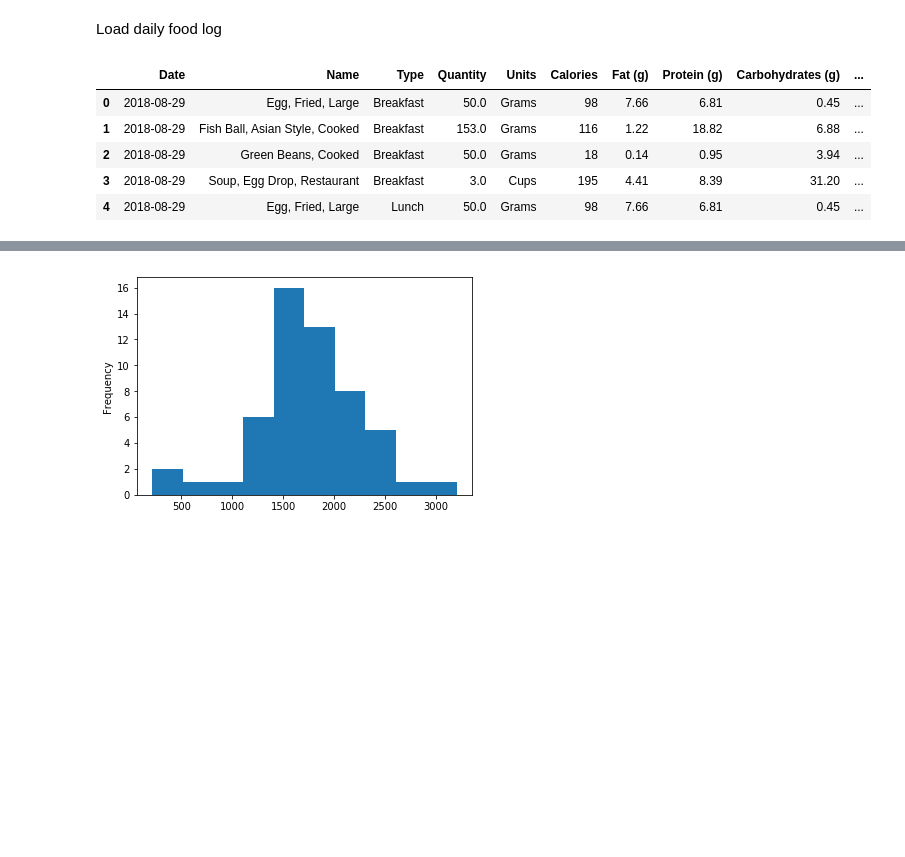
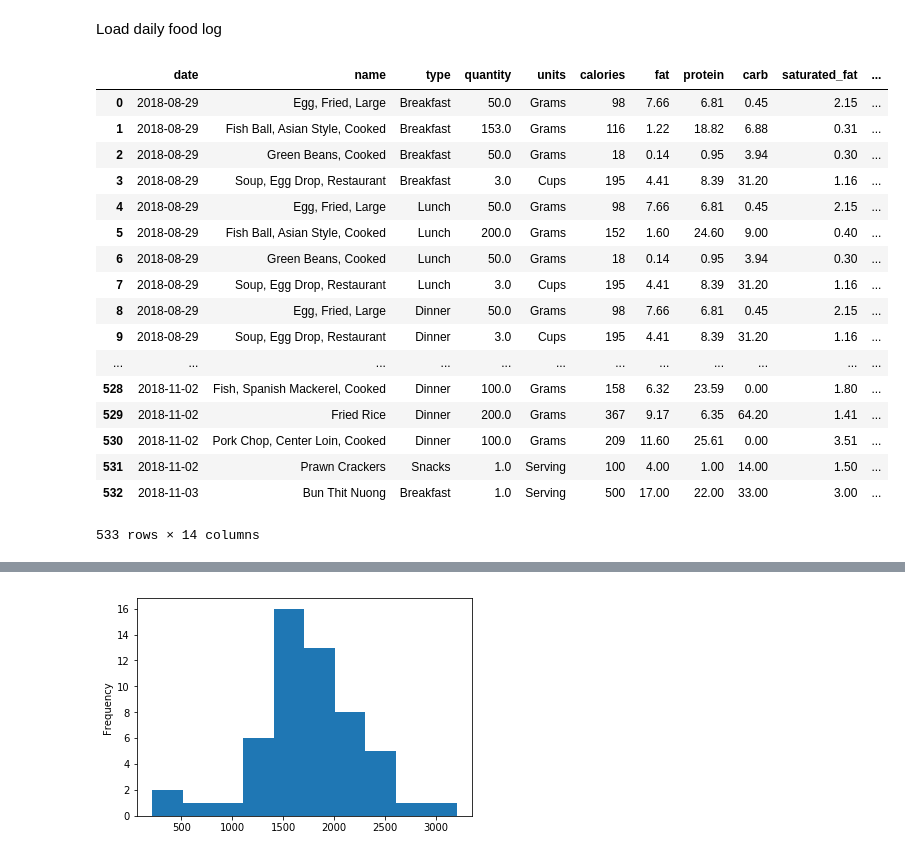
Before and after one commit to khanhnguyendata/logweight, a Jupyter notebook: logweight.ipynb, the cells around one changed output, grey strips where cells are left out. Saved outputs shown, nothing was run; the diff lists cells and outputs as text; code cells hidden in the pictures; blank space fills up the shorter version.

```diff
--- a/logweight.ipynb
+++ b/logweight.ipynb
@@ -13,5 +13,3 @@ from sklearn.metrics import precision_recall_fscore_support, confusion_matrix
 ## Load data
 # %% [markdown]
 Load daily food log
-# %%
-food['Type_label'] = food['Type'].replace({'Breakfast': 1, 'Lunch': 2, 'Dinner': 3, 'Snacks': 4})
@@ -20,11 +16,23 @@ food.sort_values(by=['Date', 'Type_label', 'Name']).drop('Type_label', axis=1).t
-# %%
-# food = pd.concat(pd.read_csv(filename, thousands=',', parse_dates=['Date']) for filename in os.listdir('.') if filename.startswith('Weekly'))
-food = pd.read_csv('food.csv', parse_dates=['Date'])
-food.head()
-# %% [output]
-|  | Date | Name | Type | Quantity | Units | Calories | Fat (g) | Protein (g) | Carbohydrates (g) | ... |
-| 0 | 2018-08-29 | Egg, Fried, Large | Breakfast | 50.0 | Grams | 98 | 7.66 | 6.81 | 0.45 | ... |
-| 1 | 2018-08-29 | Fish Ball, Asian Style, Cooked | Breakfast | 153.0 | Grams | 116 | 1.22 | 18.82 | 6.88 | ... |
-| 2 | 2018-08-29 | Green Beans, Cooked | Breakfast | 50.0 | Grams | 18 | 0.14 | 0.95 | 3.94 | ... |
-| 3 | 2018-08-29 | Soup, Egg Drop, Restaurant | Breakfast | 3.0 | Cups | 195 | 4.41 | 8.39 | 31.20 | ... |
-| 4 | 2018-08-29 | Egg, Fried, Large | Lunch | 50.0 | Grams | 98 | 7.66 | 6.81 | 0.45 | ... |
+# %%
+food.columns = ['date', 'name', 'type', 'quantity', 'units', 'calories', 'fat', 'protein', 'carb', 'saturated_fat', 'sugar', 'fiber', 'cholesterol', 'sodium']
+# %%
+food.to_csv('')
+# %% [output]
+|  | date | name | type | quantity | units | calories | fat | protein | carb | saturated_fat | ... |
+| 0 | 2018-08-29 | Egg, Fried, Large | Breakfast | 50.0 | Grams | 98 | 7.66 | 6.81 | 0.45 | 2.15 | ... |
+| 1 | 2018-08-29 | Fish Ball, Asian Style, Cooked | Breakfast | 153.0 | Grams | 116 | 1.22 | 18.82 | 6.88 | 0.31 | ... |
+| 2 | 2018-08-29 | Green Beans, Cooked | Breakfast | 50.0 | Grams | 18 | 0.14 | 0.95 | 3.94 | 0.30 | ... |
+| 3 | 2018-08-29 | Soup, Egg Drop, Restaurant | Breakfast | 3.0 | Cups | 195 | 4.41 | 8.39 | 31.20 | 1.16 | ... |
+| 4 | 2018-08-29 | Egg, Fried, Large | Lunch | 50.0 | Grams | 98 | 7.66 | 6.81 | 0.45 | 2.15 | ... |
+| 5 | 2018-08-29 | Fish Ball, Asian Style, Cooked | Lunch | 200.0 | Grams | 152 | 1.60 | 24.60 | 9.00 | 0.40 | ... |
+| 6 | 2018-08-29 | Green Beans, Cooked | Lunch | 50.0 | Grams | 18 | 0.14 | 0.95 | 3.94 | 0.30 | ... |
+| 7 | 2018-08-29 | Soup, Egg Drop, Restaurant | Lunch | 3.0 | Cups | 195 | 4.41 | 8.39 | 31.20 | 1.16 | ... |
+| 8 | 2018-08-29 | Egg, Fried, Large | Dinner | 50.0 | Grams | 98 | 7.66 | 6.81 | 0.45 | 2.15 | ... |
+| 9 | 2018-08-29 | Soup, Egg Drop, Restaurant | Dinner | 3.0 | Cups | 195 | 4.41 | 8.39 | 31.20 | 1.16 | ... |
+| ... | ... | ... | ... | ... | ... | ... | ... | ... | ... | ... | ... |
+| 528 | 2018-11-02 | Fish, Spanish Mackerel, Cooked | Dinner | 100.0 | Grams | 158 | 6.32 | 23.59 | 0.00 | 1.80 | ... |
+| 529 | 2018-11-02 | Fried Rice | Dinner | 200.0 | Grams | 367 | 9.17 | 6.35 | 64.20 | 1.41 | ... |
+| 530 | 2018-11-02 | Pork Chop, Center Loin, Cooked | Dinner | 100.0 | Grams | 209 | 11.60 | 25.61 | 0.00 | 3.51 | ... |
+| 531 | 2018-11-02 | Prawn Crackers | Snacks | 1.0 | Serving | 100 | 4.00 | 1.00 | 14.00 | 1.50 | ... |
+| 532 | 2018-11-03 | Bun Thit Nuong | Breakfast | 1.0 | Serving | 500 | 17.00 | 22.00 | 33.00 | 3.00 | ... |
+533 rows × 14 columns
```
Also changed, not shown: parts of 7 cells of this notebook, 1 other file.
